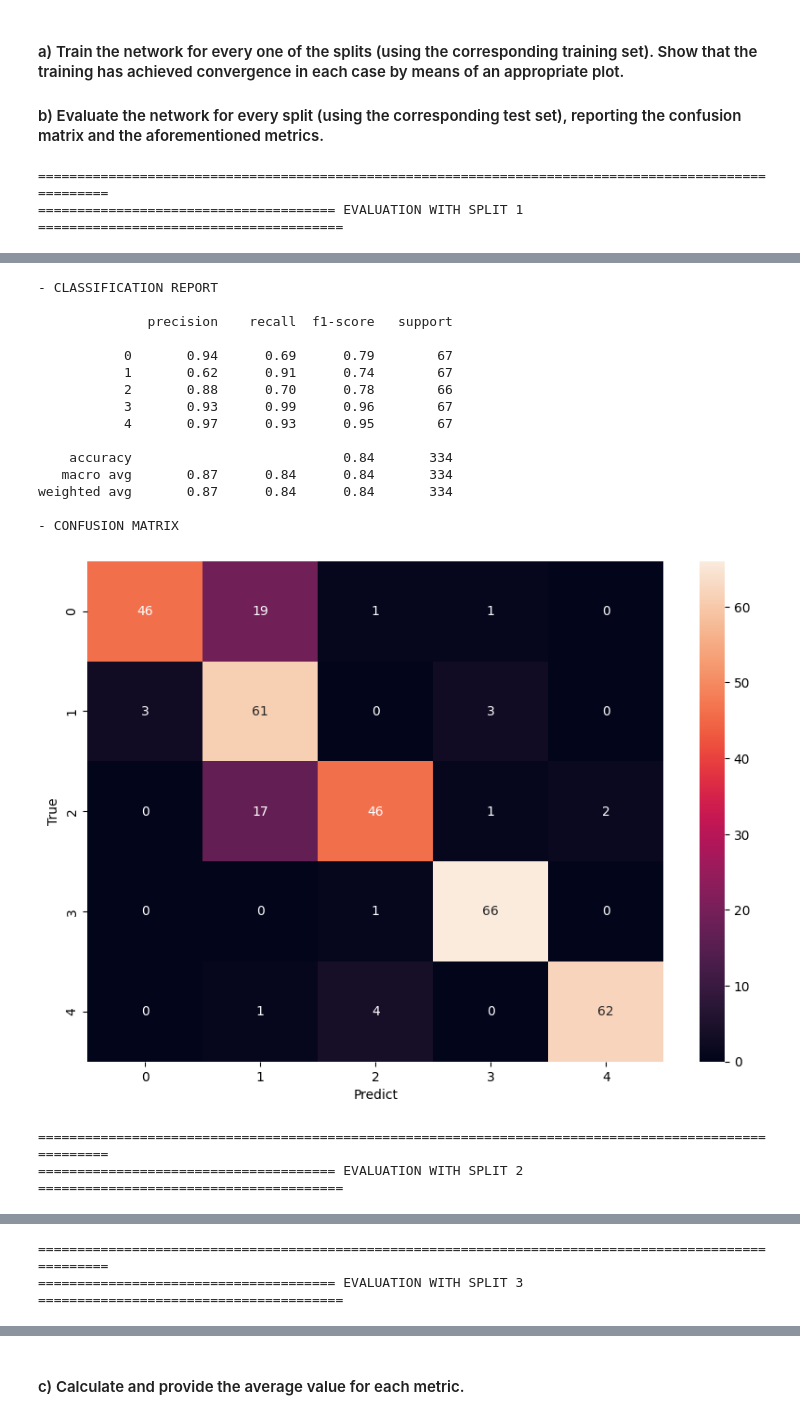
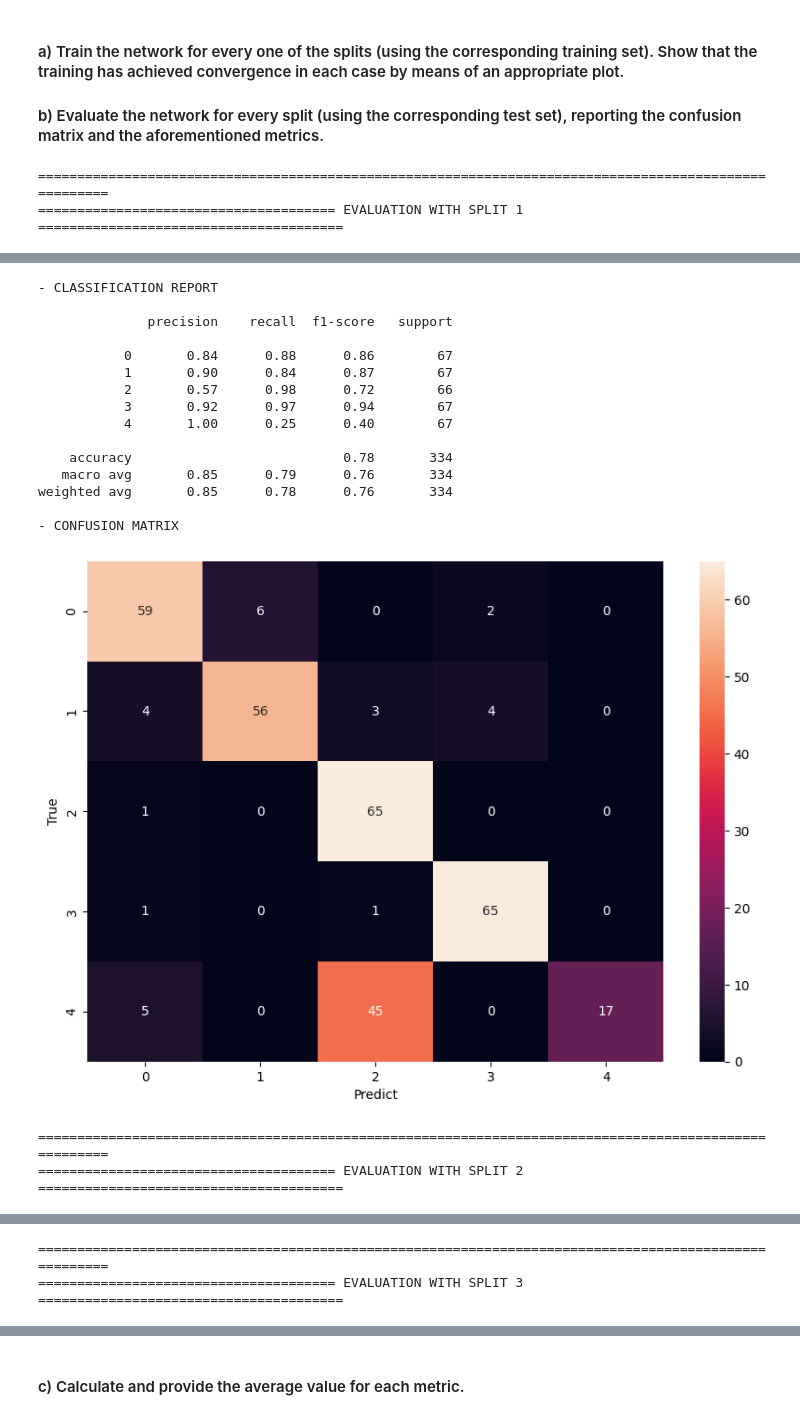
Before and after one commit to pedromartip/Feed-Forward-NN, a Jupyter notebook: hanodut2.ipynb, the cells around one changed output, grey strips where cells are left out. Drawn from its saved outputs; the diff is of its cells as text; code cells hidden in the pictures.

```diff
--- a/hanodut2.ipynb
+++ b/hanodut2.ipynb
@@ -86,7 +91,7 @@ activation_functions = ['relu','sigmoid', 'tanh', 'leaky_relu', 'elu', 'selu']
 
 for activation in activation_functions:
     model = create_model([100], activation)
-    model.fit(X_train, y_train_OHE, epochs=50, batch_size=32, verbose=0)
+    model.fit(X_train, y_train_OHE, epochs=10, batch_size=256, verbose=0)
     performance = model.evaluate(X_test, y_test_OHE, verbose=0)
     print(f"Neurons: {neurons}, Activation: {activation}, Test Accuracy: {performance[1]}")
 # %% [output]
@@ -103,13 +108,13 @@ As it is shown, the best performance of the activations is the `relu` activation
 # %%
 model = create_model(
     layer_neurons=[100],
-    activation_function='relu',
+    activation_function='selu',
     decay_steps=1000,
     decay_rate=0.96,
     dynamic = True
 )
 
-model.fit(X_train, y_train_OHE, epochs=50, batch_size=32, verbose=0)
+model.fit(X_train, y_train_OHE, epochs=10, batch_size=256, verbose=0)
 performance = model.evaluate(X_test, y_test_OHE, verbose=0)
 
 print(f"Accuracy using Dynamic Learning Rate: : {performance[1]}")
@@ -176,15 +175,12 @@ neurons = [[100,50],[100,100], [100,150]]
 for neuron in neurons:
     model = create_model(
         layer_neurons=neuron,
-        activation_function='relu',
-        decay_steps=1000,
-        decay_rate=0.96,
-        dynamic = True,
-        optimizer=tf.keras.optimizers.SGD, # Como resultado anterior, seguimos con este
-        loss_function='categorical_crossentropy'
+        activation_function='selu',
+        optimizer=tf.keras.optimizers.SGD,
+        loss_function='KLDivergence' #Nueva loss function
     )
 
-    model.fit(X_train, y_train_OHE, epochs=50, batch_size=32, verbose=0)
+    model.fit(X_train, y_train_OHE, epochs=10, batch_size=256, verbose=0)
     performance = model.evaluate(X_test, y_test_OHE, verbose=0)
     print(f"Accuracy using {neuron[0]} neurons for first layer and {neuron[1]} for second layer: {performance[1]}")
 # %% [output]
@@ -197,16 +193,13 @@ Accuracy using 100 neurons for first layer and 150 for second layer: 0.925149679
 batchs = [2,8,16,32,54,128]
 for batch in batchs:
     model = create_model(
-        layer_neurons=[100,150],
-        activation_function='relu',
-        decay_steps=1000,
-        decay_rate=0.96,
-        dynamic = True,
-        optimizer=tf.keras.optimizers.SGD, # Como resultado anterior, seguimos con este
-        loss_function='categorical_crossentropy'
+        layer_neurons=[100,50], #Nos quedamos con 2 layers
+        activation_function='selu',
+        optimizer=tf.keras.optimizers.SGD,
+        loss_function='KLDivergence'
     )
     start_time = time.time()
-    model.fit(X_train, y_train_OHE, epochs=50, batch_size=batch, verbose=0)
+    model.fit(X_train, y_train_OHE, epochs=10, batch_size=batch, verbose=0)
     performance = model.evaluate(X_test, y_test_OHE, verbose=0)
     print(f"Accuracy using batch of {batch}: {performance[1]}. Execution time = {time.time() - start_time}")
 # %% [output]
@@ -232,16 +225,13 @@ for split in range(1, num_splits + 1):
 
     X_train, y_train, X_test, y_test, y_train_OHE, y_test_OHE = load_data(split)
     model = create_model(
-        layer_neurons=[100,150],
-        activation_function='relu',
-        decay_steps=1000,
-        decay_rate=0.96,
-        dynamic = True,
-        optimizer=tf.keras.optimizers.SGD, # Como resultado anterior, seguimos con este
-        loss_function='categorical_crossentropy'
+        layer_neurons=[100,50],
+        activation_function='selu',
+        optimizer=tf.keras.optimizers.SGD,
+        loss_function='KLDivergence'
     )
 
-    historia = model.fit(X_train, y_train_OHE, validation_data=(X_test, y_test_OHE), epochs=50, batch_size=128, verbose=0)
+    historia = model.fit(X_train, y_train_OHE, validation_data=(X_test, y_test_OHE), epochs=100, batch_size=8, verbose=0)
 
     plt.figure(figsize=(10,5))
     plt.plot(historia.history['loss'], label='Pérdida de entrenamiento')
@@ -284,18 +274,18 @@ for split in range(1, num_splits + 1):
 - CLASSIFICATION REPORT
 
               precision    recall  f1-score   support
 
-           0       0.94      0.69      0.79        67
-           1       0.62      0.91      0.74        67
-           2       0.88      0.70      0.78        66
-           3       0.93      0.99      0.96        67
-           4       0.97      0.93      0.95        67
+           0       0.84      0.88      0.86        67
+           1       0.90      0.84      0.87        67
+           2       0.57      0.98      0.72        66
+           3       0.92      0.97      0.94        67
+           4       1.00      0.25      0.40        67
 
-    accuracy                           0.84       334
-   macro avg       0.87      0.84      0.84       334
-weighted avg       0.87      0.84      0.84       334
+    accuracy                           0.78       334
+   macro avg       0.85      0.79      0.76       334
+weighted avg       0.85      0.78      0.76       334
 
 - CONFUSION MATRIX
-[figure, old version]
+[figure, new version]
 ======================================================================================================
 ====================================== EVALUATION WITH SPLIT 2 =======================================
```
Also changed, not shown: parts of 11 cells of this notebook.
